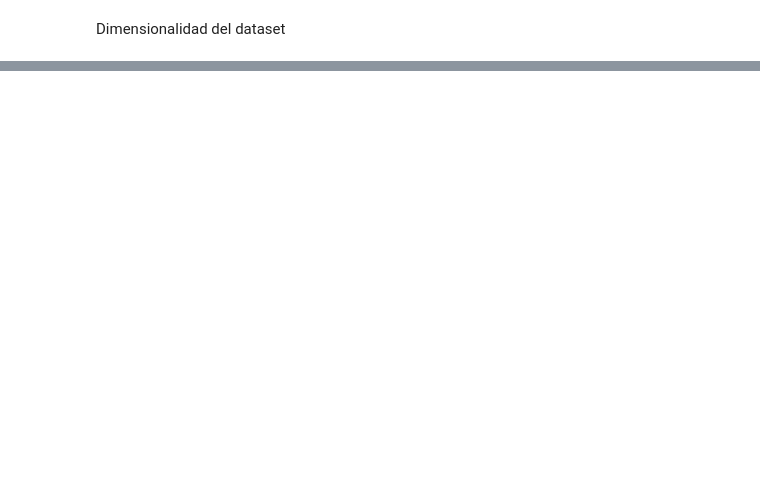
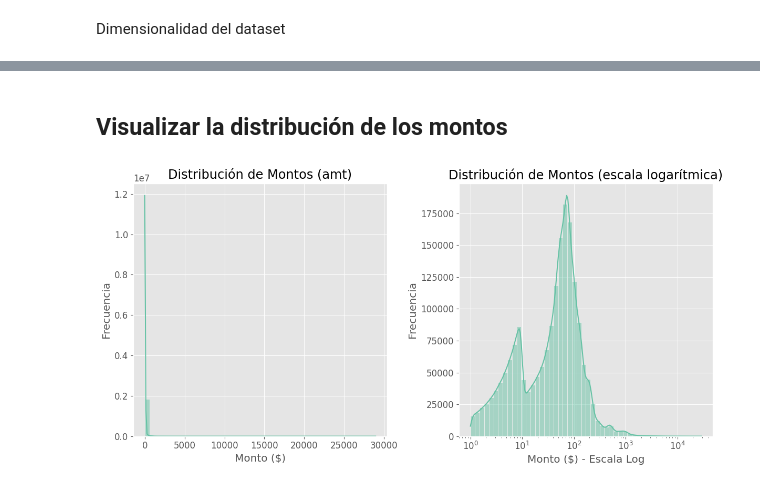
Before and after one commit to JDgomez2002/security-ds, a Jupyter notebook: plus-ti/eda/data_exploration.ipynb, the cells around one changed output, grey strips where cells are left out. Drawn from its saved outputs; the diff is of its cells as text; code cells hidden in the pictures; blank space fills up the shorter version.

```diff
--- a/plus-ti/eda/data_exploration.ipynb
+++ b/plus-ti/eda/data_exploration.ipynb
@@ -28,2 +20,8 @@ df.head()
+# %%
+# Configuración para visualizaciones más atractivas
+plt.style.use('ggplot')
+sns.set_palette("Set2")
+plt.rcParams['figure.figsize'] = (12, 8)
+plt.rcParams['font.size'] = 12
 # %% [markdown]
 Dimensionalidad del dataset
@@ -301,0 +28,2 @@ KeyError: 'fecha'
+# %%
+data = pd.read_csv('../data/dataset_feature_engineering.csv')
@@ -301,0 +151,19 @@ KeyError: 'fecha'
+# %% [markdown]
+## Visualizar la distribución de los montos
+# %%
+plt.figure(figsize=(12, 6))
+plt.subplot(1, 2, 1)
+sns.histplot(data['amt'], kde=True, bins=50)
+plt.title('Distribución de Montos (amt)')
+plt.xlabel('Monto ($)')
+plt.ylabel('Frecuencia')
+
+plt.subplot(1, 2, 2)
+sns.histplot(data['amt'], kde=True, bins=50, log_scale=True)
+plt.title('Distribución de Montos (escala logarítmica)')
+plt.xlabel('Monto ($) - Escala Log')
+plt.ylabel('Frecuencia')
+plt.tight_layout()
+plt.show()
+# %% [output]
+[figure, added]
```
Also changed, not shown: parts of 48 cells of this notebook, 16 other files.
